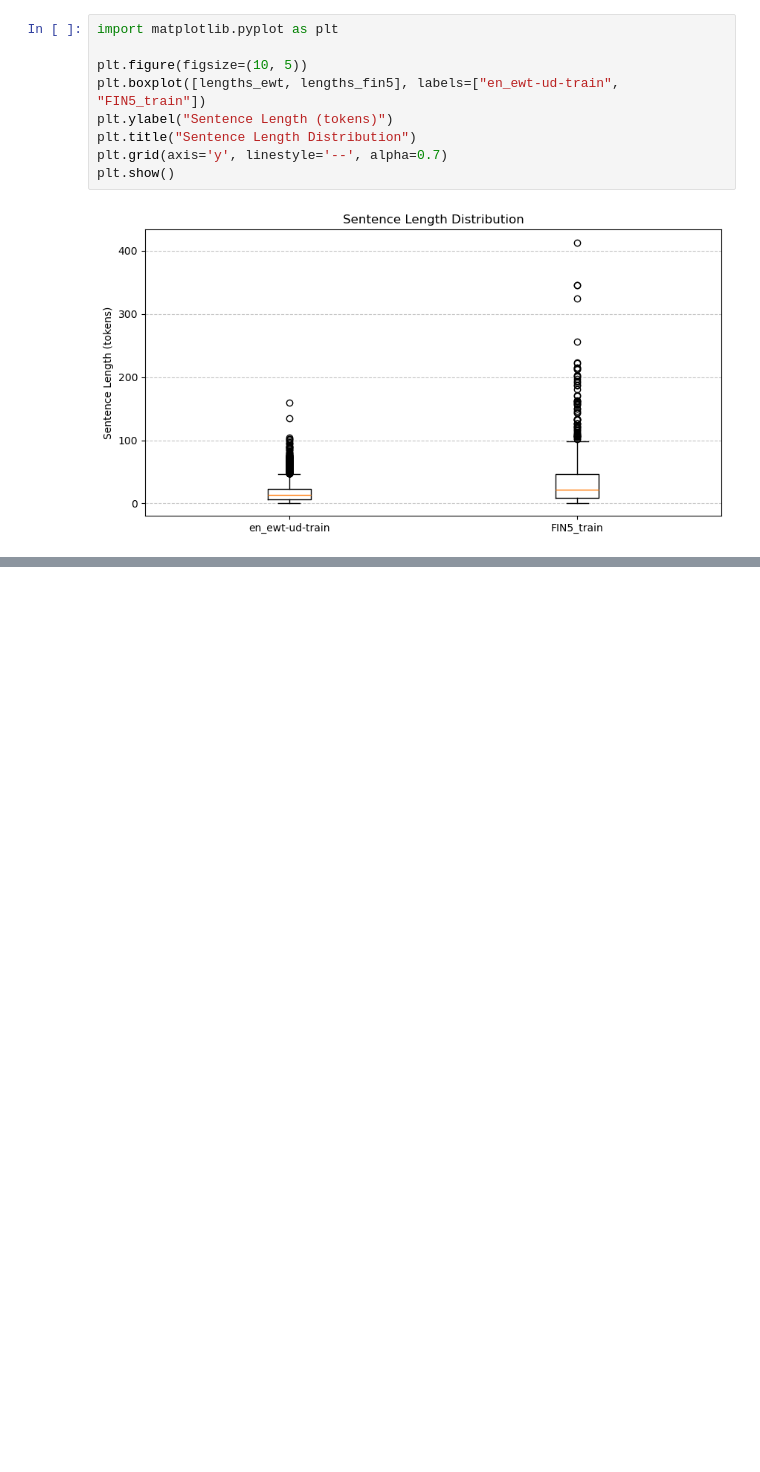
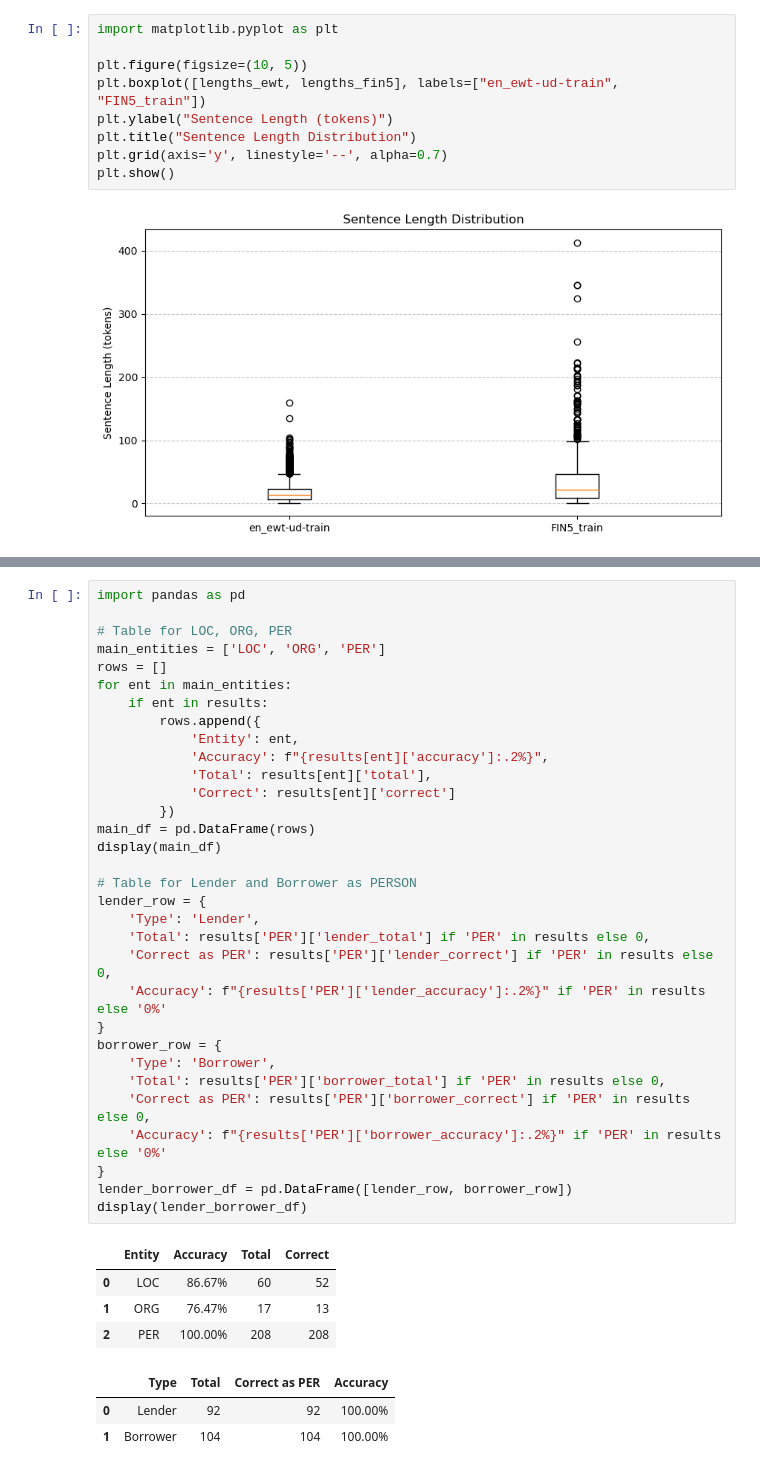
Before and after one commit to gmakte/NLP_DataAdaptationProject, a Jupyter notebook: exploratory.ipynb, the cells around one changed output, grey strips where cells are left out. Saved outputs shown, nothing was run; the diff lists cells and outputs as text; blank space fills up the shorter version.

```diff
--- a/exploratory.ipynb
+++ b/exploratory.ipynb
@@ -53,0 +146,40 @@ plt.show()
+# %%
+import pandas as pd
+
+# Table for LOC, ORG, PER
+main_entities = ['LOC', 'ORG', 'PER']
+rows = []
+for ent in main_entities:
+    if ent in results:
+        rows.append({
+            'Entity': ent,
+            'Accuracy': f"{results[ent]['accuracy']:.2%}",
+            'Total': results[ent]['total'],
+            'Correct': results[ent]['correct']
+        })
+main_df = pd.DataFrame(rows)
+display(main_df)
+
+# Table for Lender and Borrower as PERSON
+lender_row = {
+    'Type': 'Lender',
+    'Total': results['PER']['lender_total'] if 'PER' in results else 0,
+    'Correct as PER': results['PER']['lender_correct'] if 'PER' in results else 0,
+    'Accuracy': f"{results['PER']['lender_accuracy']:.2%}" if 'PER' in results else '0%'
+}
+borrower_row = {
+    'Type': 'Borrower',
+    'Total': results['PER']['borrower_total'] if 'PER' in results else 0,
+    'Correct as PER': results['PER']['borrower_correct'] if 'PER' in results else 0,
+    'Accuracy': f"{results['PER']['borrower_accuracy']:.2%}" if 'PER' in results else '0%'
+}
+lender_borrower_df = pd.DataFrame([lender_row, borrower_row])
+display(lender_borrower_df)
+# %% [output]
+|  | Entity | Accuracy | Total | Correct |
+| 0 | LOC | 86.67% | 60 | 52 |
+| 1 | ORG | 76.47% | 17 | 13 |
+| 2 | PER | 100.00% | 208 | 208 |
+|  | Type | Total | Correct as PER | Accuracy |
+| 0 | Lender | 92 | 92 | 100.00% |
+| 1 | Borrower | 104 | 104 | 100.00% |
```
Also changed, not shown: parts of 1 cell of this notebook, 1 other file.
